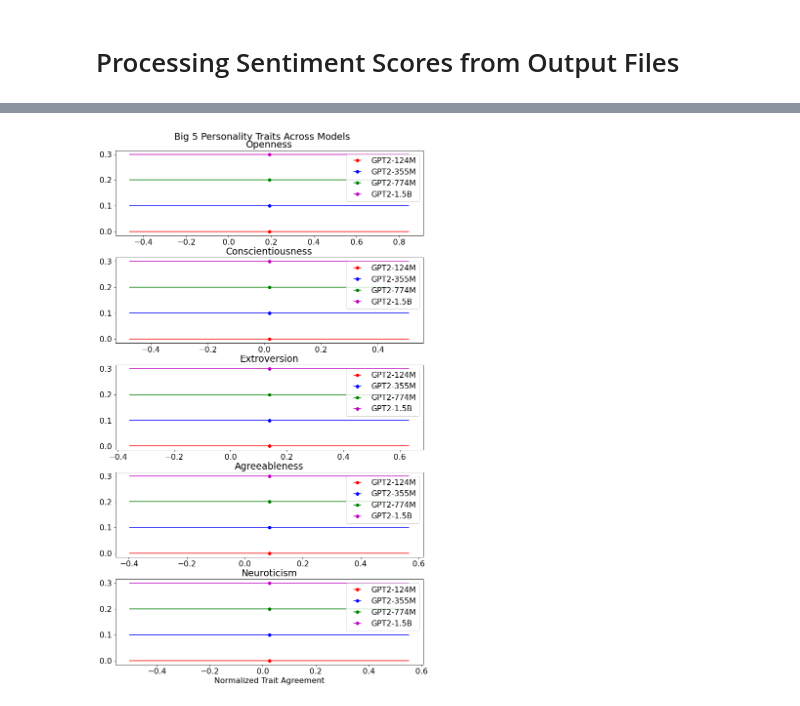
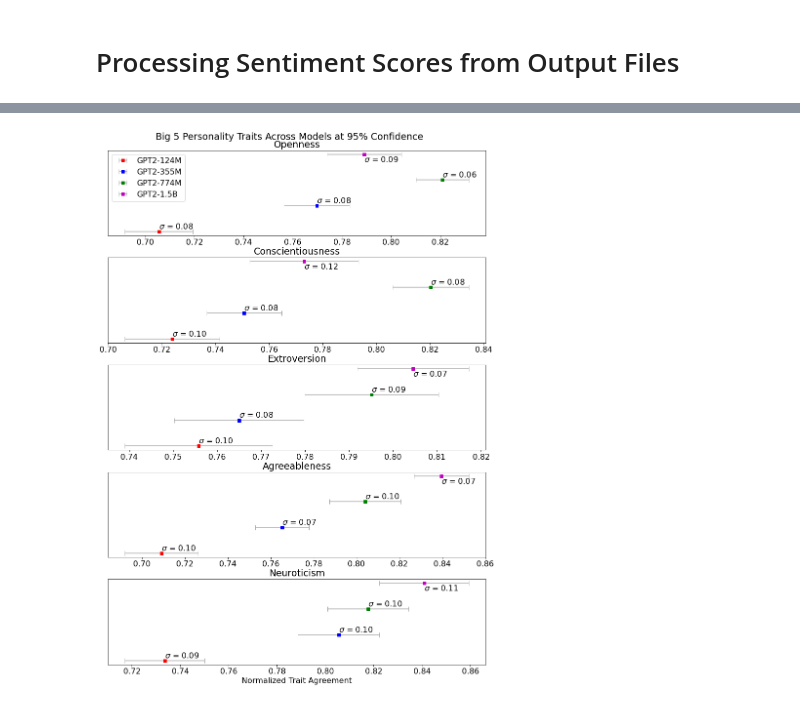
Before and after one commit to haroldrubio/Personality-Probing, a Jupyter notebook: score.ipynb, the cells around one changed output, grey strips where cells are left out. Cells and saved outputs as stored; diff of their text form; code cells hidden in the pictures.

Commit message:
Initial data analysis and visualization

```diff
--- a/score.ipynb
+++ b/score.ipynb
@@ -55,7 +55,9 @@ def calc_score(filename):
     with open(f"./data/{filename}-metadata.json", 'w') as f:
         json.dump(metadata, f, indent=4)
 
-calc_score('gpt2-test')
+files = ['gpt2-small', 'gpt2-medium', 'gpt2-large', 'gpt2-xl']
+for f in files:
+    calc_score(f)
 # %%
 # Plot results on a graph
 plt.rcParams.update({'font.size': 16})
@@ -100,25 +94,33 @@ plot_checkpoint_traits('gpt2-xl', './data/gpt2-test-scores.json')
 # %%
 plt.rcParams.update({'font.size': 16})
-plt.rcParams["figure.figsize"] = (10,16)
+plt.rcParams["figure.figsize"] = (12,16)
 def plot_aggregate():
-    file_dirs = ['gpt2-test-scores', 'gpt2-test-scores', 'gpt2-scores', 'gpt2-scores']
+    conf = 95
+    z = 1.96
+
+    file_dirs = ['gpt2-small-scores', 'gpt2-medium-scores', 'gpt2-large-scores', 'gpt2-xl-scores']
     models = ['GPT2-124M', 'GPT2-355M', 'GPT2-774M', 'GPT2-1.5B']
     TRAITS = ['Openness', 'Conscientiousness', 'Extroversion', 'Agreeableness', 'Neuroticism']
-    formats = ['ro', 'bo', 'go', 'mo']
-
-    positions = np.arange(len(TRAITS))
+    formats = ['rs', 'bs', 'gs', 'ms']
     fig, axs = plt.subplots(5)
-    fig.suptitle('Big 5 Personality Traits Across Models')
+    fig.suptitle(f"Big 5 Personality Traits Across Models at {conf}% Confidence")
     fig.tight_layout()
     for i in range(len(TRAITS)):
         key = TRAITS[i][0]
         for j in range(len(file_dirs)):
             with open(f"./data/{file_dirs[j]}.json", 'r') as f:
                 score_file = json.load(f)
-            axs[i].errorbar(score_file[key]['mean'], 0.1*j, fmt=formats[j], xerr=score_file[key]['stdev'], label=models[j])
+            axs[i].errorbar(score_file[key]['mean'], 0.1*j, ecolor='darkgray', fmt=formats[j], xerr=z*score_file[key]['stdev']/np.sqrt(128), label=models[j], capsize=5)
+            if j == len(file_dirs) - 1:
+                axs[i].text(score_file[key]['mean'], 0.1*j - 0.03, f"$\sigma$ = {score_file[key]['stdev']:.2f}")
+            else:
+                axs[i].text(score_file[key]['mean'], 0.1*j + 0.01, f"$\sigma$ = {score_file[key]['stdev']:.2f}")
         axs[i].set_title(TRAITS[i])
-        axs[i].legend()
+        axs[i].set_yticks([])
+        # axs[i].set_xlim((0, 1))
+        if i == 0:
+            axs[i].legend(loc="upper left")
     axs[len(axs)-1].set(xlabel='Normalized Trait Agreement')
 plot_aggregate()
 # %% [output]
-[figure, old version]
+[figure, new version]
```
Also changed, not shown: parts of 4 cells of this notebook, 12 other files.
